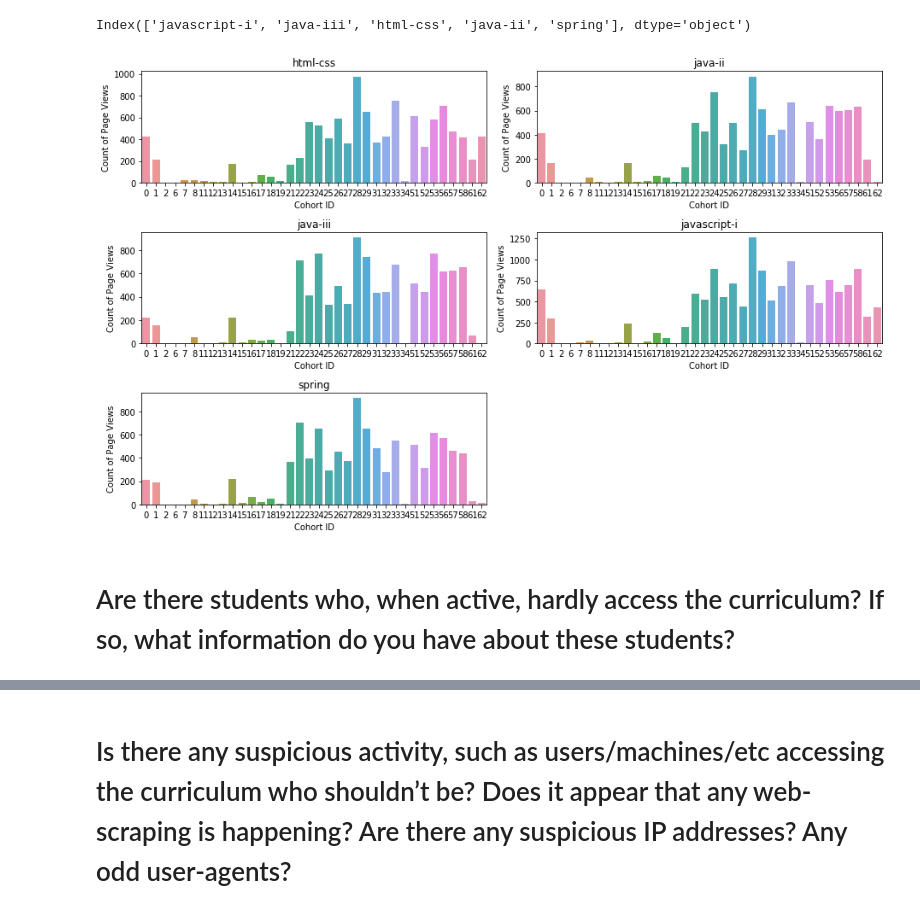
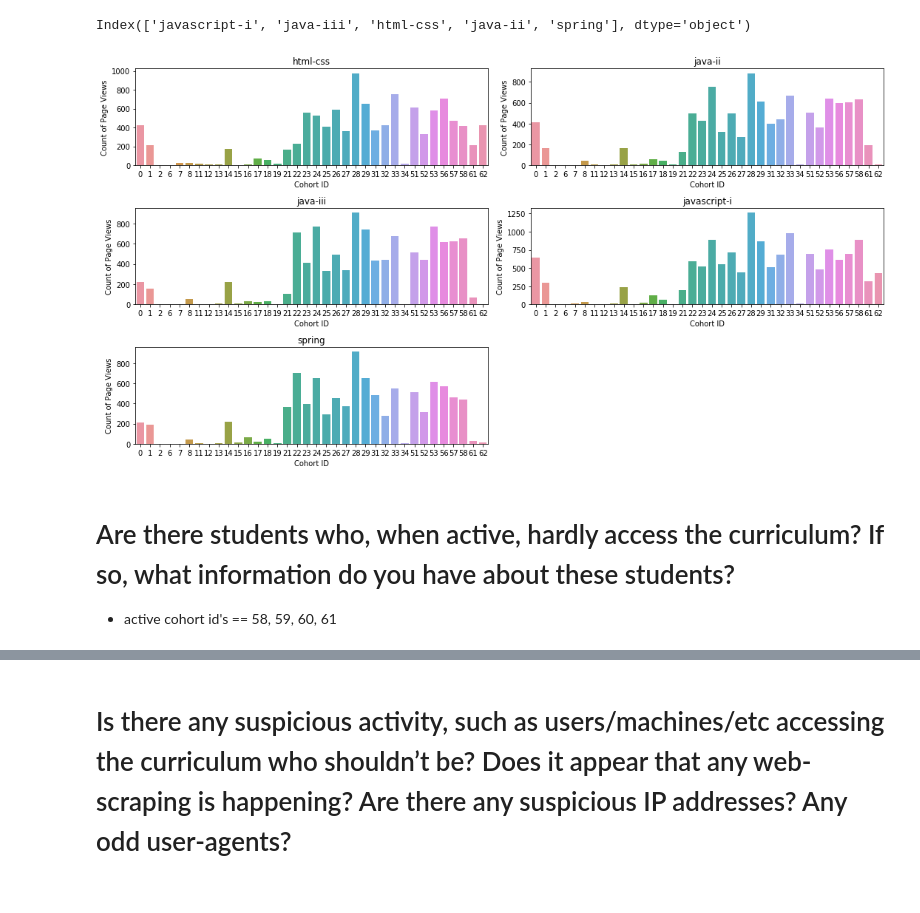
Before and after one commit to ThompsonBethany01/Analyzing-Web-Logs, a Jupyter notebook: Data_Analysis.ipynb, the cells around one changed output, grey strips where cells are left out. Drawn from its saved outputs; the diff is of its cells as text; code cells hidden in the pictures.

```diff
--- a/Data_Analysis.ipynb
+++ b/Data_Analysis.ipynb
@@ -88,6 +88,10 @@ DS_df = DS_df[DS_df.page_viewed.str.contains('json') != True]
 
 DS_df = DS_df[DS_df.page_viewed.str.contains('jpg') != True]
 
+DS_df = DS_df[DS_df.page_viewed.str.contains('appendix') != True]
+
+DS_df = DS_df[DS_df.page_viewed.str.contains('Appendix') != True]
+
 DS_df = DS_df[DS_df.page_viewed != '/']
 
 DS_df = DS_df[DS_df.page_viewed != 'toc']
@@ -102,6 +106,10 @@ WD_df = WD_df[WD_df.page_viewed.str.contains('json') != True]
 
 WD_df = WD_df[WD_df.page_viewed.str.contains('jpg') != True]
 
+WD_df = WD_df[WD_df.page_viewed.str.contains('appendix') != True]
+
+WD_df = WD_df[WD_df.page_viewed.str.contains('Appendix') != True]
+
 WD_df = WD_df[WD_df.page_viewed != '/']
 
 WD_df = WD_df[WD_df.page_viewed != 'toc']
@@ -215,18 +223,19 @@ popular_WD = WD_df[(WD_df.page_viewed == 'javascript-i') | (WD_df.page_viewed ==
 popular_WD = pd.crosstab(popular_WD.cohort_id, popular_WD.page_viewed)
 # %%
 x = 1
-plt.figure(figsize=(13,8))
+plt.figure(figsize=(15,8))
 
 for col in popular_WD.columns:
     plt.subplot(3,2,x)
     x = x + 1
     sns.barplot(x=popular_WD.index, y=popular_WD[col])
     plt.title(col)
     plt.xlabel("Cohort ID")
     plt.ylabel("Count of Page Views")
 
 plt.tight_layout()
 # %% [output]
-[figure, old version]
+[figure, new version]
 # %% [markdown]
 # Are there students who, when active, hardly access the curriculum? If so, what information do you have about these students? <a class="anchor" id="third-bullet"></a>
+- active cohort id's == 58, 59, 60, 61
```
Also changed, not shown: parts of 6 cells of this notebook.
